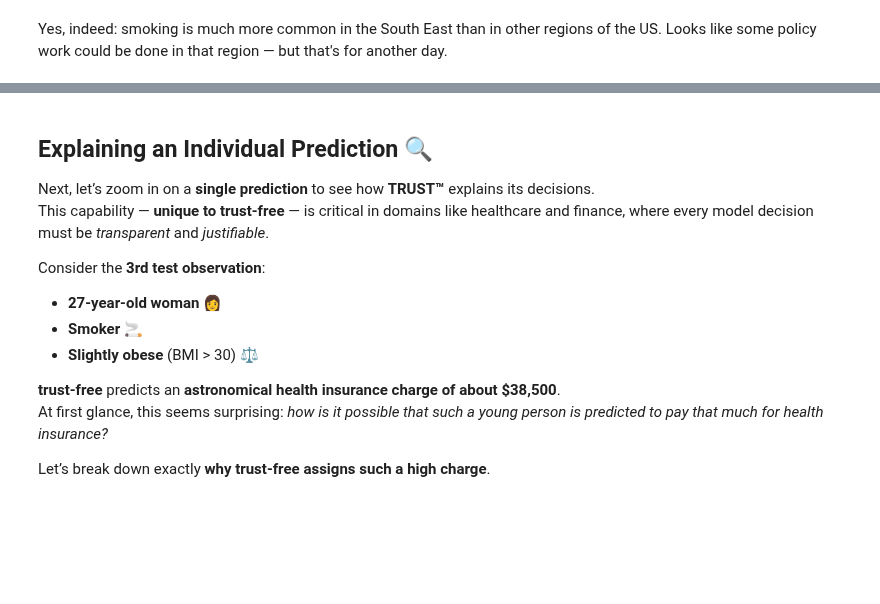
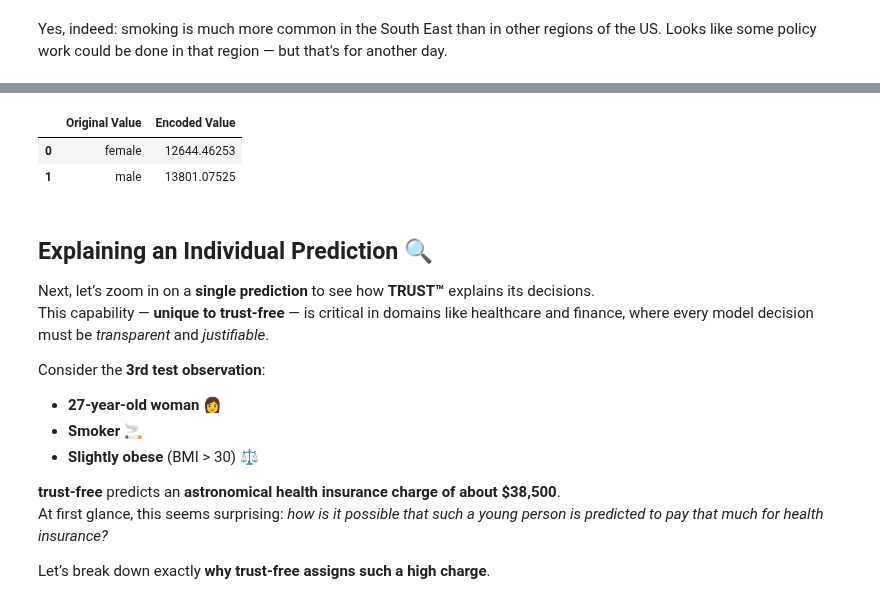
Before and after one commit to adc-trust-ai/trust-free, a Jupyter notebook: notebooks/trust_free_tutorial_Kaggle_insurance_colab.ipynb, the cells around one changed output, grey strips where cells are left out. Saved outputs shown, nothing was run; the diff lists cells and outputs as text; code cells hidden in the pictures; blank space fills up the shorter version.

```diff
--- a/notebooks/trust_free_tutorial_Kaggle_insurance_colab.ipynb
+++ b/notebooks/trust_free_tutorial_Kaggle_insurance_colab.ipynb
@@ -355,3 +373,9 @@ Yes, indeed: smoking is much more common in the South East than in other regions
+# %%
+model.fitted_encoder.encoding_tables.get("sex")
+# %% [output]
+|  | Original Value | Encoded Value |
+| 0 | female | 12644.46253 |
+| 1 | male | 13801.07525 |
 # %% [markdown]
 ## Explaining an Individual Prediction 🔍
 
```
Also changed, not shown: parts of 11 cells of this notebook.
